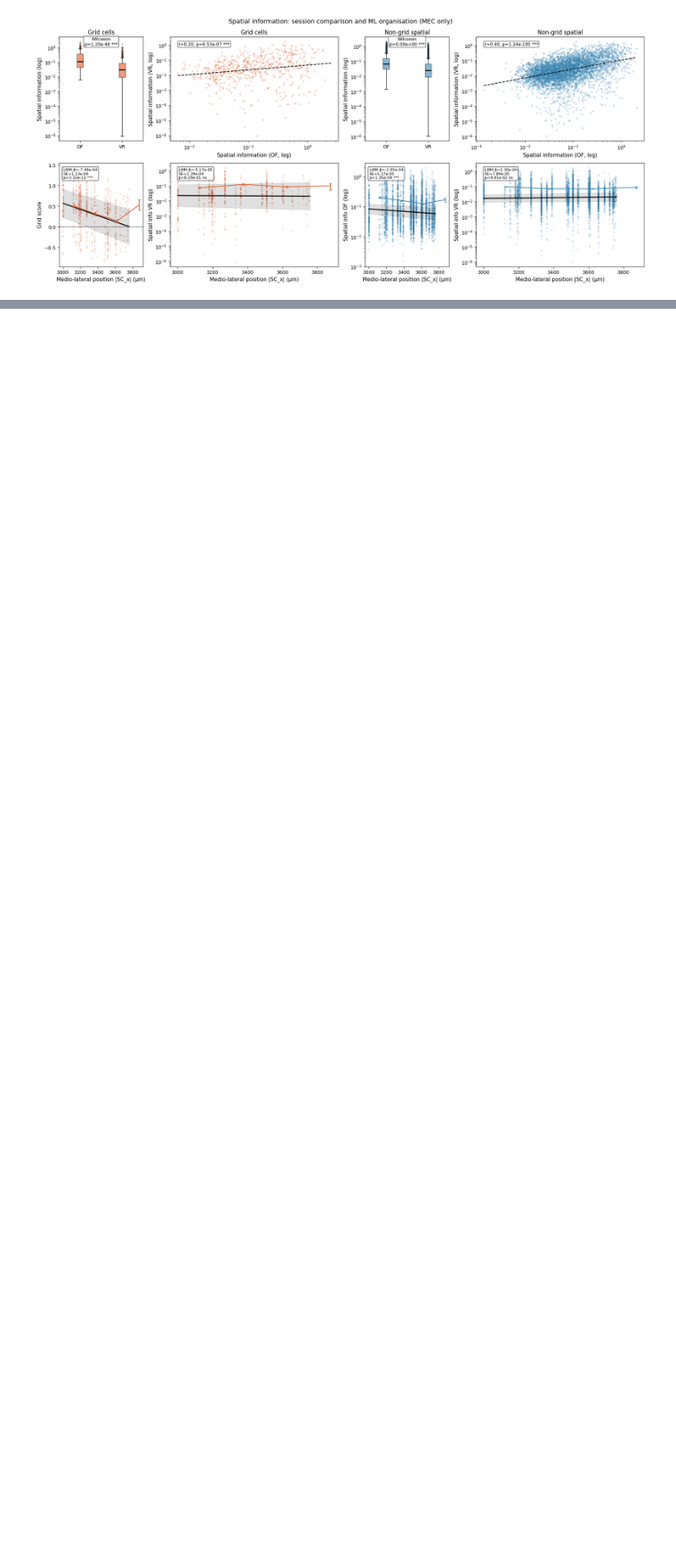
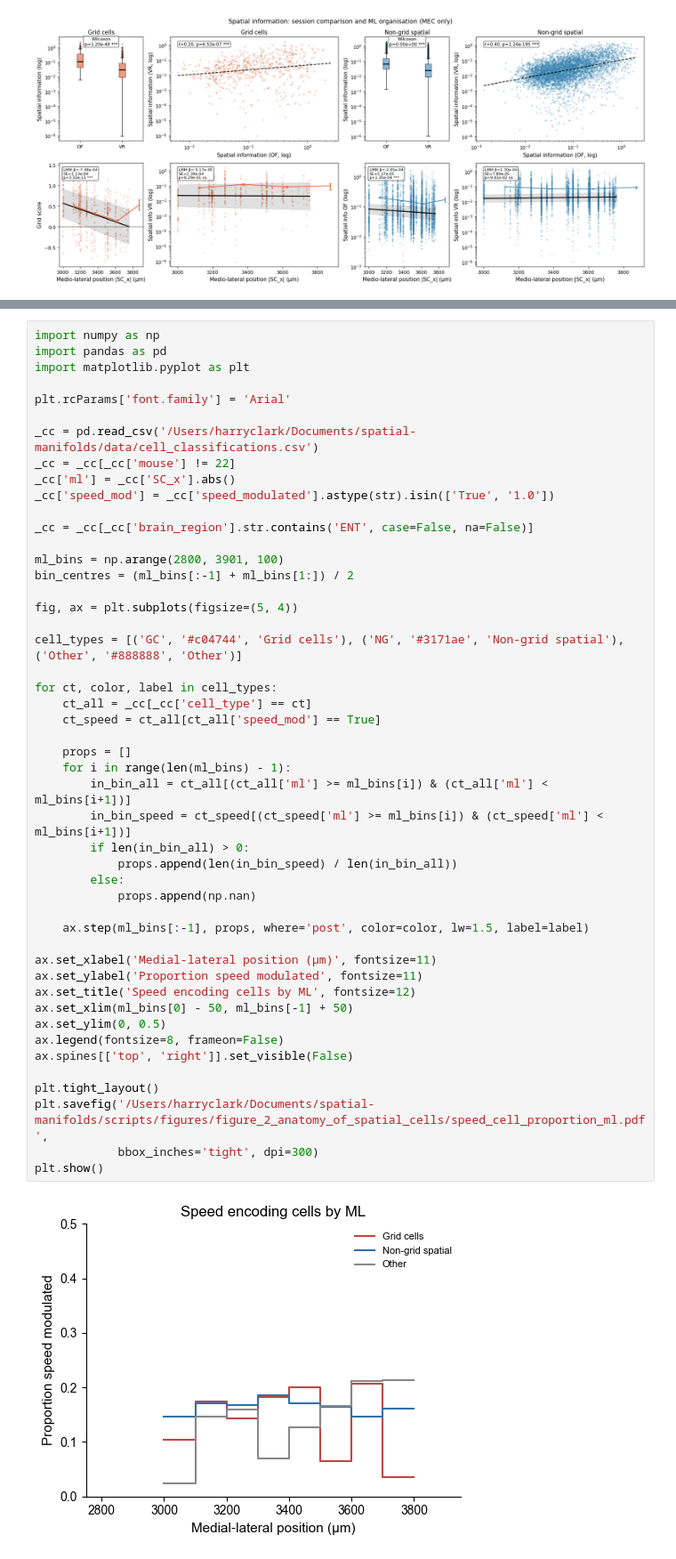
Before and after one commit to HDClark94/spatial-manifolds, a Jupyter notebook: scripts/figures/figure_2_anatomy_of_spatial_cells/ml_spatial_information.ipynb, the cells around one changed output, grey strips where cells are left out. Shown at 89% size. Saved outputs shown, nothing was run; the diff lists cells and outputs as text; blank space fills up the shorter version.

```diff
--- a/scripts/figures/figure_2_anatomy_of_spatial_cells/ml_spatial_information.ipynb
+++ b/scripts/figures/figure_2_anatomy_of_spatial_cells/ml_spatial_information.ipynb
@@ -286,0 +399,50 @@ plt.show()
+# %%
+import numpy as np
+import pandas as pd
+import matplotlib.pyplot as plt
+
+plt.rcParams['font.family'] = 'Arial'
+
+_cc = pd.read_csv('/Users/harryclark/Documents/spatial-manifolds/data/cell_classifications.csv')
+_cc = _cc[_cc['mouse'] != 22]
+_cc['ml'] = _cc['SC_x'].abs()
+_cc['speed_mod'] = _cc['speed_modulated'].astype(str).isin(['True', '1.0'])
+
+_cc = _cc[_cc['brain_region'].str.contains('ENT', case=False, na=False)]
+
+ml_bins = np.arange(2800, 3901, 100)
+bin_centres = (ml_bins[:-1] + ml_bins[1:]) / 2
+
+fig, ax = plt.subplots(figsize=(5, 4))
+
+cell_types = [('GC', '#c04744', 'Grid cells'), ('NG', '#3171ae', 'Non-grid spatial'), ('Other', '#888888', 'Other')]
+
+for ct, color, label in cell_types:
+    ct_all = _cc[_cc['cell_type'] == ct]
+    ct_speed = ct_all[ct_all['speed_mod'] == True]
+
+    props = []
+    for i in range(len(ml_bins) - 1):
+        in_bin_all = ct_all[(ct_all['ml'] >= ml_bins[i]) & (ct_all['ml'] < ml_bins[i+1])]
+        in_bin_speed = ct_speed[(ct_speed['ml'] >= ml_bins[i]) & (ct_speed['ml'] < ml_bins[i+1])]
+        if len(in_bin_all) > 0:
+            props.append(len(in_bin_speed) / len(in_bin_all))
+        else:
+            props.append(np.nan)
+
+    ax.step(ml_bins[:-1], props, where='post', color=color, lw=1.5, label=label)
+
+ax.set_xlabel('Medial-lateral position (µm)', fontsize=11)
+ax.set_ylabel('Proportion speed modulated', fontsize=11)
+ax.set_title('Speed encoding cells by ML', fontsize=12)
+ax.set_xlim(ml_bins[0] - 50, ml_bins[-1] + 50)
+ax.set_ylim(0, 0.5)
+ax.legend(fontsize=8, frameon=False)
+ax.spines[['top', 'right']].set_visible(False)
+
+plt.tight_layout()
+plt.savefig('/Users/harryclark/Documents/spatial-manifolds/scripts/figures/figure_2_anatomy_of_spatial_cells/speed_cell_proportion_ml.pdf',
+            bbox_inches='tight', dpi=300)
+plt.show()
+# %% [output]
+[figure, added]
```
Also changed, not shown: parts of 2 cells of this notebook, 6 other files.
